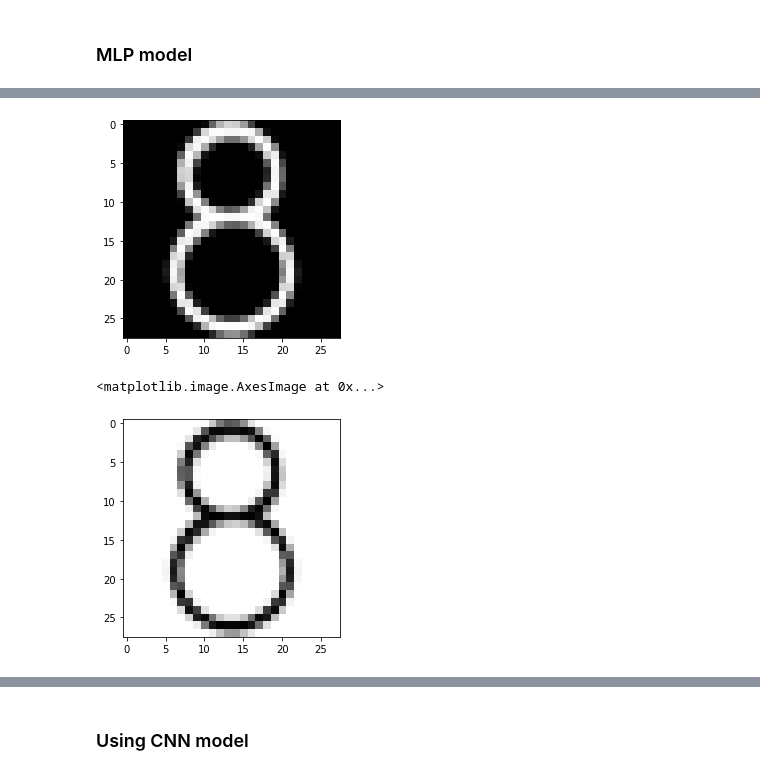
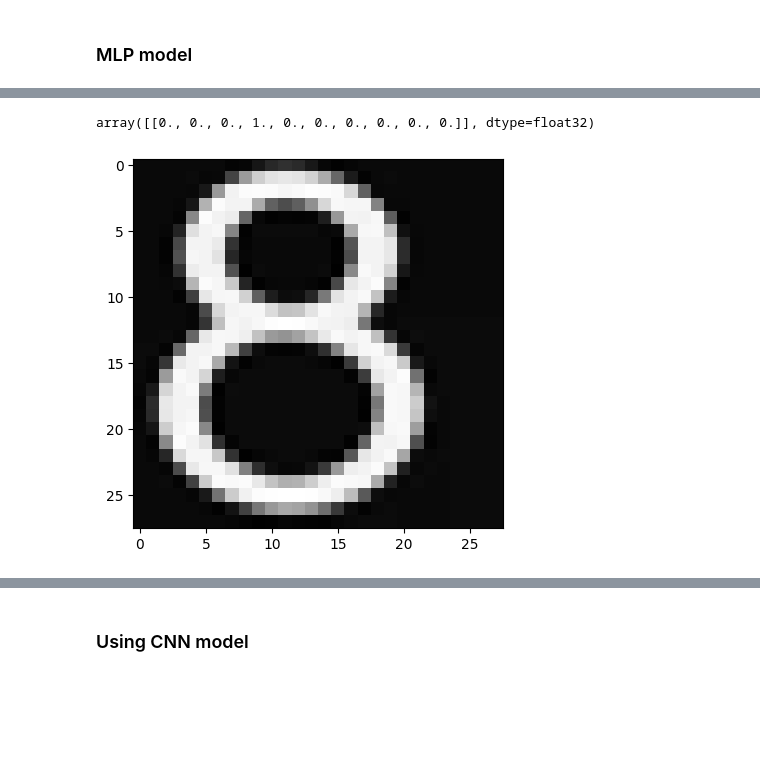
Before and after one commit to rtajeong/M4_2025, a Jupyter notebook: lab_08_keras_examples_mnist_reuters_imdb_rev1.ipynb, the cells around one changed output, grey strips where cells are left out. Cells and saved outputs as stored; diff of their text form; code cells hidden in the pictures; blank space fills up the shorter version.

```diff
--- a/lab_08_keras_examples_mnist_reuters_imdb_rev1.ipynb
+++ b/lab_08_keras_examples_mnist_reuters_imdb_rev1.ipynb
@@ -50,6 +48,9 @@ X_train.shape, Y_class_train.shape
 # input data reshaping
 X_train = X_train.reshape(X_train.shape[0], 784).astype('float64') / 255
 X_test  = X_test.reshape(X_test.shape[0], 784).astype('float64')  / 255
+
+X_train = X_train/255.
+X_test = X_test/255.
 
 # output one-hot encoding
 Y_train = utils.to_categorical(Y_class_train, 10)
@@ -64,7 +65,8 @@ X_train.shape, Y_train.shape
 # %%
 # model
 model = Sequential()
-model.add(Dense(512, input_dim=784, activation='relu')) # input_shape=(784,)
+model.add(Input(shape=(784,)))
+model.add(Dense(512, activation='relu'))
 model.add(Dense(10, activation='softmax'))
 
 # model environment (compile)
@@ -77,13 +79,13 @@ MODEL_DIR = './mnist_model/'
 if not os.path.exists(MODEL_DIR):
     os.mkdir(MODEL_DIR)
 
-modelpath="./mnist_model/{epoch:02d}-{val_loss:.4f}.hdf5"
+modelpath="./mnist_model/{epoch:02d}-{val_loss:.4f}.keras"
 checkpointer = ModelCheckpoint(filepath=modelpath, monitor='val_loss', verbose=1, save_best_only=True)
 early_stopping_callback = EarlyStopping(monitor='val_loss', patience=10)
 
 # model fitting (train)
 history = model.fit(X_train, Y_train, validation_data=(X_test, Y_test),
-                    epochs=30, batch_size=200, verbose=0,
+                    epochs=30, batch_size=100, verbose=1,
                     callbacks=[early_stopping_callback, checkpointer])
 
 # model evaluation (test)
@@ -125,6 +127,11 @@ Epoch 18: val_loss did not improve from 0.05825
 # %%
-from PIL import Image
-image = Image.open('num_8.jpeg' ).convert('L')  # convert jpg to grey scale
+from PIL import Image, ImageOps
+image = Image.open('num_8.png' )
+image = ImageOps.grayscale(image)
 image = np.asarray(image.resize((28,28)))
-plt.imshow(image, cmap='Greys')
+image = 255. - image
+plt.imshow(image, cmap='gray')
+print(np.asarray(image).shape)
+# model.predict(image.reshape(1, 28,28,1).astype('float64') / 255)
+model.predict(image.reshape(1, 28*28)/255.)
 # %% [output]
@@ -132,7 +140,2 @@ plt.imshow(image, cmap='Greys')
+array([[0., 0., 0., 1., 0., 0., 0., 0., 0., 0.]], dtype=float32)
-[figure, old version]
+[figure, new version]
-# %%
-image = 255. - image
-plt.imshow(image, cmap='Greys')
-# %% [output]
-<matplotlib.image.AxesImage at 0x...>
-[figure, removed]
```
Also changed, not shown: parts of 16 cells of this notebook.
